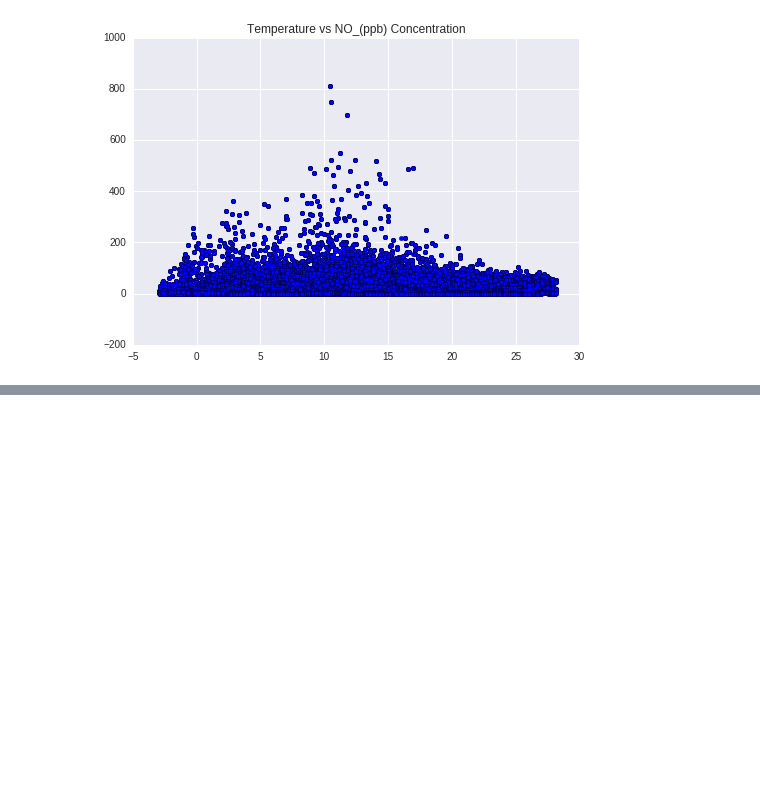
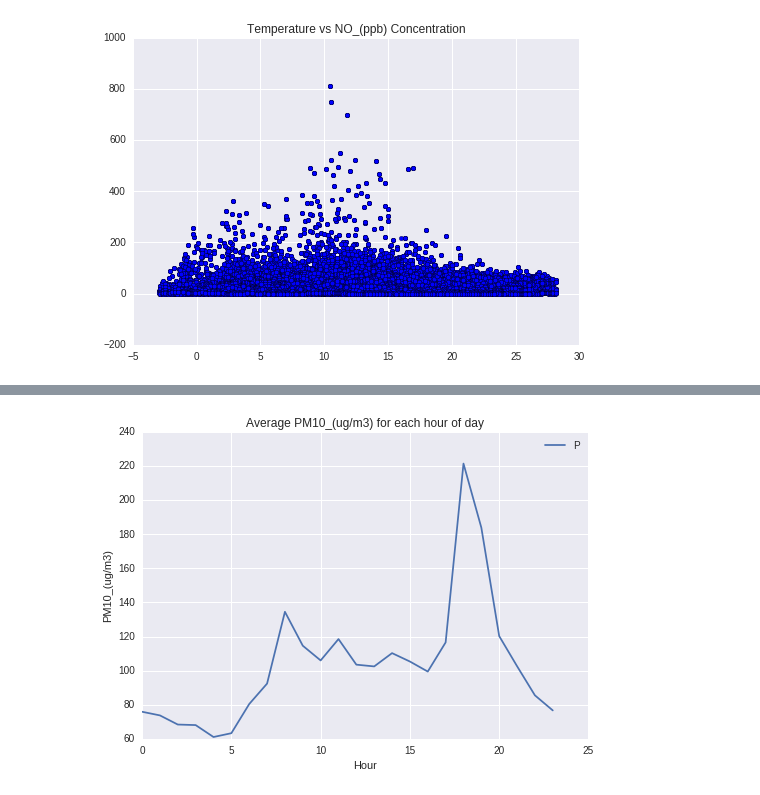
Before and after one commit to BrennaManning/DataScience2016FP, a Jupyter notebook: Beginnings.ipynb, the cells around one changed output, grey strips where cells are left out. Drawn from its saved outputs; the diff is of its cells as text; code cells hidden in the pictures; blank space fills up the shorter version.

```diff
--- a/Beginnings.ipynb
+++ b/Beginnings.ipynb
@@ -111,0 +242,4 @@ scatter_temp_particles(df2, 'NO_(ppb)')
+# %%
+featurehourplot(df2, 'PM10_(ug/m3)')
+# %% [output]
+[figure, added]
```
Also changed, not shown: parts of 10 cells of this notebook.
